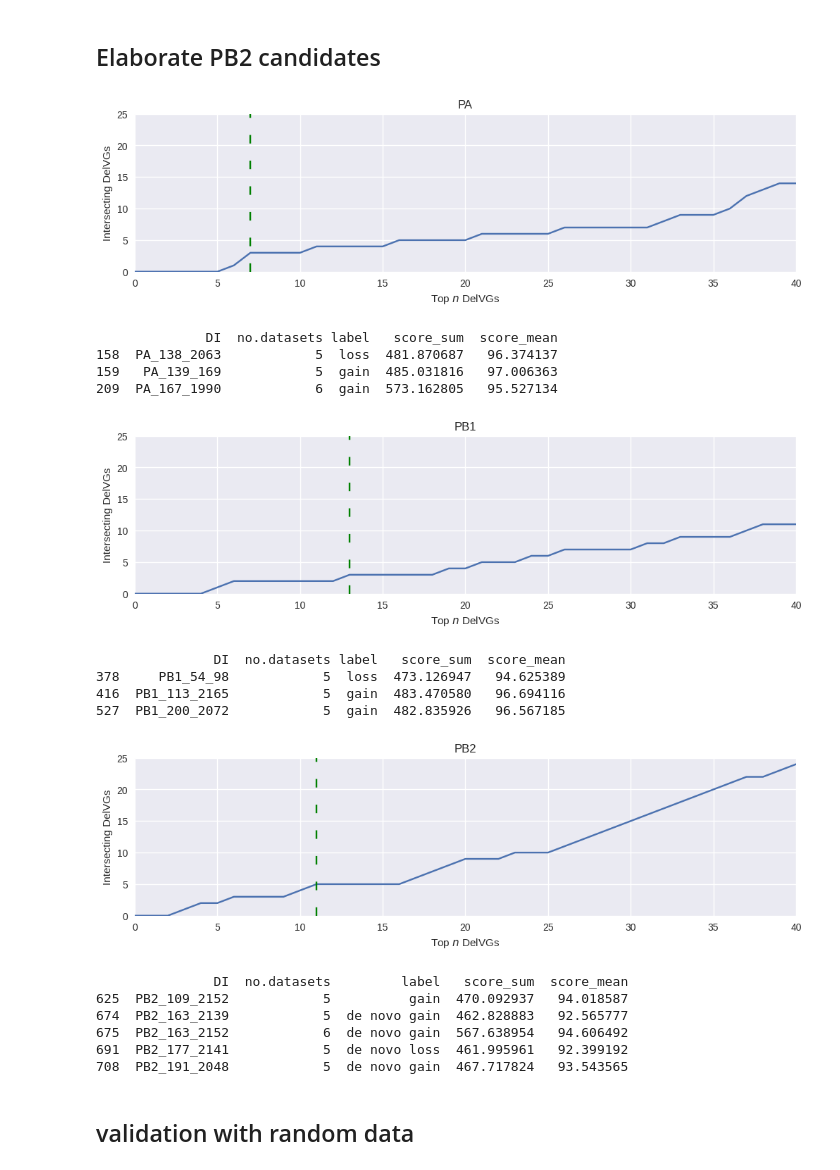
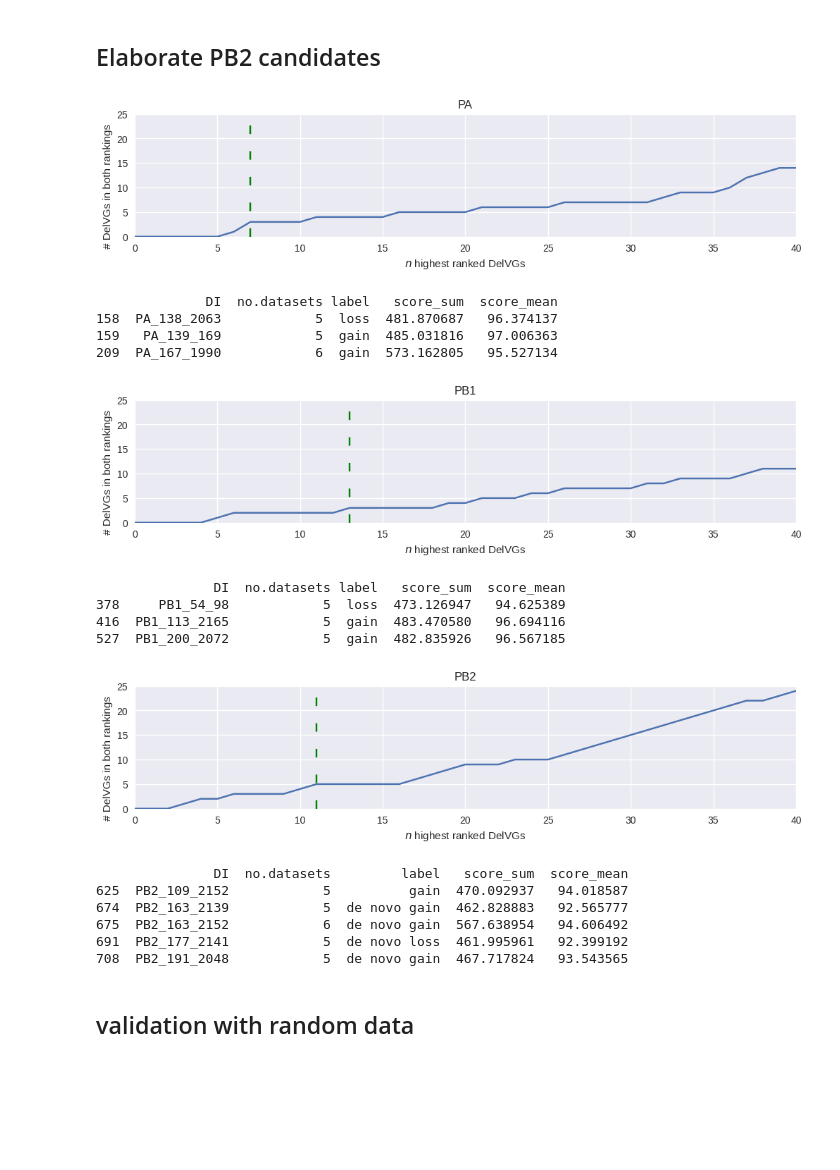
Before and after one commit to viraidip/DIP_meta-study, a Jupyter notebook: src/intersection_analysis/intersection_analysis.ipynb, the cells around one changed output. Cells and saved outputs as stored; diff of their text form; code cells hidden in the pictures; blank space fills up the shorter version.

```diff
--- a/src/intersection_analysis/intersection_analysis.ipynb
+++ b/src/intersection_analysis/intersection_analysis.ipynb
@@ -219,18 +232,4 @@ for df, dfname in zip(dfs, dfnames):
 # %%
-def score_sum(row):
-    s = row.iloc[6:13].sum()
-    return s
-def score_mean(row):
-    values = row.iloc[6:13].to_list()
-    non_zero_values = [x for x in values if x != 0]
-    s = sum(non_zero_values) / len(non_zero_values)
-    return s
-
-res_df = count_df
-res_df['score_sum'] = res_df.apply(score_sum, axis=1)
-res_df['score_mean'] = res_df.apply(score_mean, axis=1)
-
-
 def evaluate_per_segment(df, segment):
     s_df = df[df['Segment'] == segment]
     sum_sort = s_df.sort_values(by='score_sum', ascending=False)['DI'].to_list()
@@ -244,49 +243,49 @@ def evaluate_per_segment(df, segment):
         intersection = set(top_sum) & set(top_mean)
         i_s.append(len(intersection))
 
-    fig, ax = plt.subplots(layout='constrained', figsize=(10, 3))
+    fig, ax = plt.subplots(layout='constrained', figsize=(10, 2.5))
 
     ax.plot(sizes, i_s)
     if segment == 'PA':
         x = 7
     elif segment == 'PB1':
         x = 13
     elif segment == 'PB2':
         x = 11
 
     ax.axvline(x=x, color='green', linestyle=(0, (5, 10)))
-    ax.set_xlabel("Top $\it{n}$ DelVGs")
-    ax.set_ylabel("Intersecting DelVGs")
+    ax.set_xlabel("$\it{n}$ highest ranked DelVGs")
+    ax.set_ylabel("# DelVGs in both rankings       ")
     ax.set_title(segment)
     ax.set_ylim(top=25, bottom=0)
     ax.set_xlim(left=0, right=40)
 
     filename = f"score_intersection_{segment}.png"
     save_path = os.path.join(RESULTSPATH, "intersection_analysis")
     if not os.path.exists(save_path):
         os.makedirs(save_path)
     plt.savefig(os.path.join(save_path, filename))
     plt.show()
     plt.close()
 
     intersection = set(sum_sort[:x]) & set(mean_sort[:x])
     final_cands = res_df[res_df['DI'].isin(intersection)]
     print(final_cands[["DI", "no.datasets", "label", "score_sum", "score_mean"]])
 
 for seg in ['PA', 'PB1', 'PB2']:
     evaluate_per_segment(res_df, seg)
 # %% [output]
-[figure, old version]
+[figure, new version]
               DI  no.datasets label   score_sum  score_mean
 158  PA_138_2063            5  loss  481.870687   96.374137
 159   PA_139_169            5  gain  485.031816   97.006363
 209  PA_167_1990            6  gain  573.162805   95.527134
-[figure, old version]
+[figure, new version]
                DI  no.datasets label   score_sum  score_mean
 378     PB1_54_98            5  loss  473.126947   94.625389
 416  PB1_113_2165            5  gain  483.470580   96.694116
 527  PB1_200_2072            5  gain  482.835926   96.567185
-[figure, old version]
+[figure, new version]
                DI  no.datasets         label   score_sum  score_mean
 625  PB2_109_2152            5          gain  470.092937   94.018587
 674  PB2_163_2139            5  de novo gain  462.828883   92.565777
```
Also changed, not shown: parts of 4 cells of this notebook.
